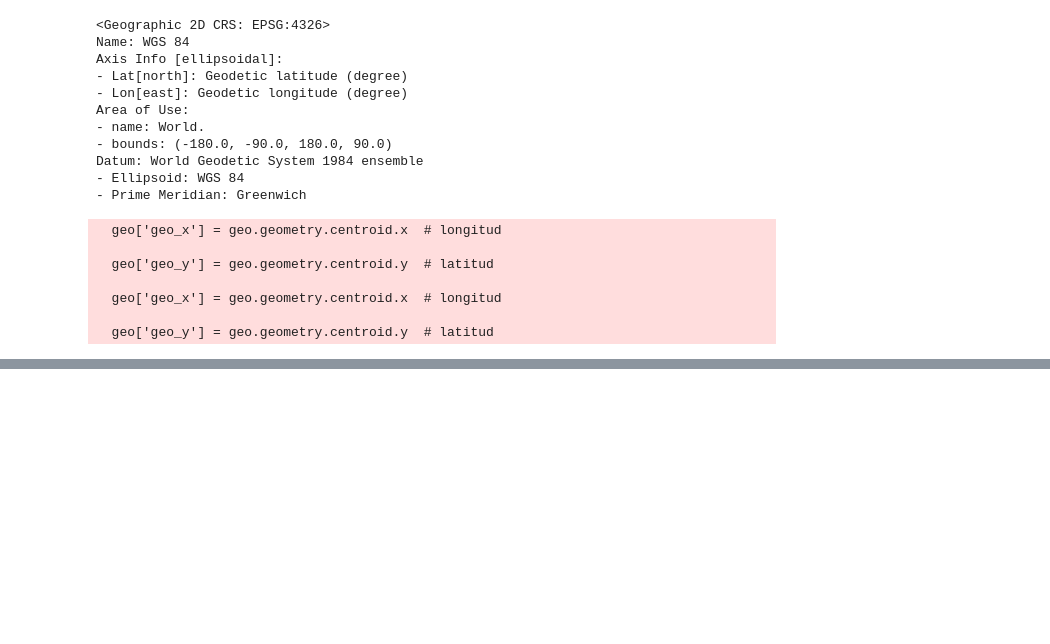
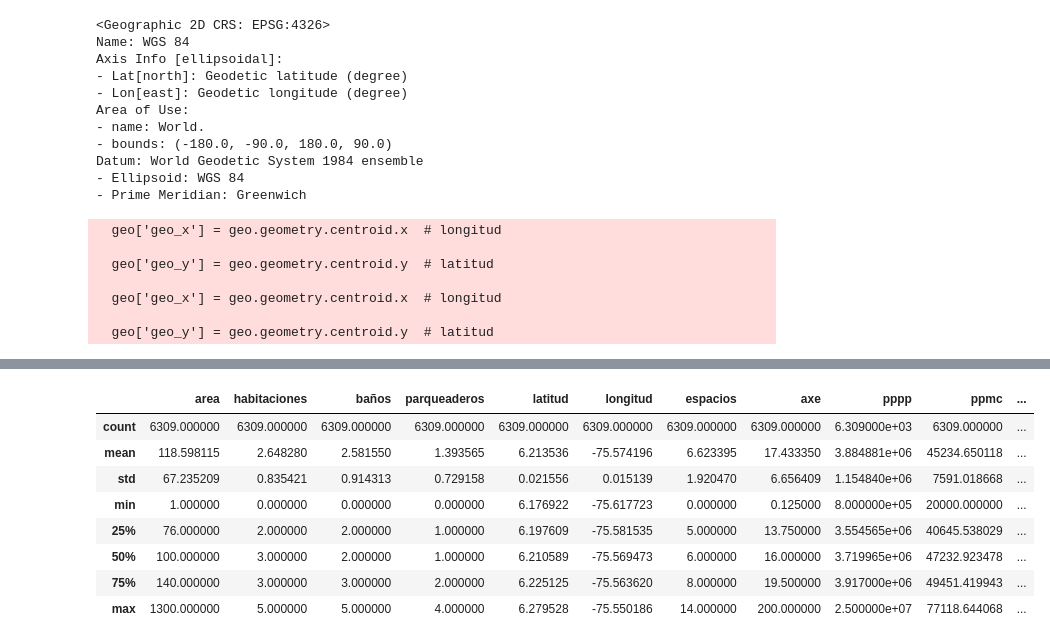
Before and after one commit to roman-correa/news, a Jupyter notebook: new_scraper.ipynb, the cells around one changed output, grey strips where cells are left out. Cells and saved outputs as stored; diff of their text form; code cells hidden in the pictures; blank space fills up the shorter version.

```diff
--- a/new_scraper.ipynb
+++ b/new_scraper.ipynb
@@ -468,2 +493,14 @@ arr_def_mede
+# %%
+arr_def_mede.drop(columns=['tipo', 'nombre','precio']).describe()
+# %% [output]
+|  | area | habitaciones | baños | parqueaderos | latitud | longitud | espacios | axe | pppp | ppmc | ... |
+| count | 6309.000000 | 6309.000000 | 6309.000000 | 6309.000000 | 6309.000000 | 6309.000000 | 6309.000000 | 6309.000000 | 6.309000e+03 | 6309.000000 | ... |
+| mean | 118.598115 | 2.648280 | 2.581550 | 1.393565 | 6.213536 | -75.574196 | 6.623395 | 17.433350 | 3.884881e+06 | 45234.650118 | ... |
+| std | 67.235209 | 0.835421 | 0.914313 | 0.729158 | 0.021556 | 0.015139 | 1.920470 | 6.656409 | 1.154840e+06 | 7591.018668 | ... |
+| min | 1.000000 | 0.000000 | 0.000000 | 0.000000 | 6.176922 | -75.617723 | 0.000000 | 0.125000 | 8.000000e+05 | 20000.000000 | ... |
+| 25% | 76.000000 | 2.000000 | 2.000000 | 1.000000 | 6.197609 | -75.581535 | 5.000000 | 13.750000 | 3.554565e+06 | 40645.538029 | ... |
+| 50% | 100.000000 | 3.000000 | 2.000000 | 1.000000 | 6.210589 | -75.569473 | 6.000000 | 16.000000 | 3.719965e+06 | 47232.923478 | ... |
+| 75% | 140.000000 | 3.000000 | 3.000000 | 2.000000 | 6.225125 | -75.563620 | 8.000000 | 19.500000 | 3.917000e+06 | 49451.419943 | ... |
+| max | 1300.000000 | 5.000000 | 5.000000 | 4.000000 | 6.279528 | -75.550186 | 14.000000 | 200.000000 | 2.500000e+07 | 77118.644068 | ... |
 # %%
 from sklearn.decomposition import PCA
```
Also changed, not shown: parts of 25 cells of this notebook, 3 other files.
